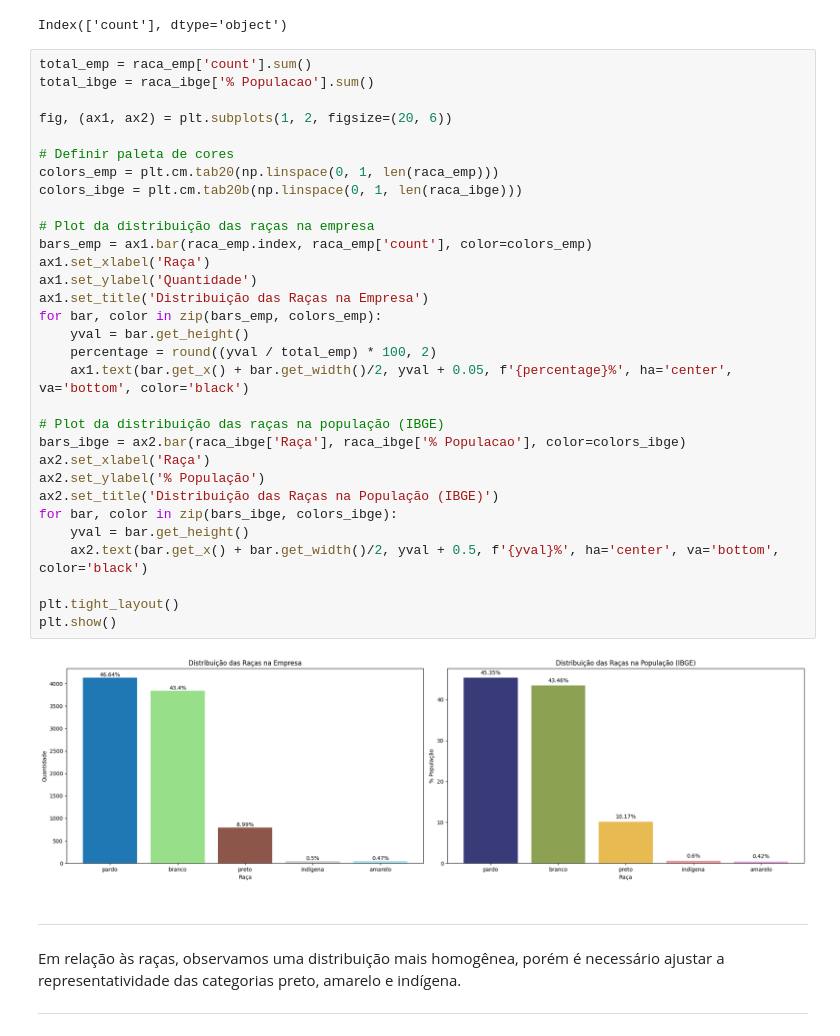
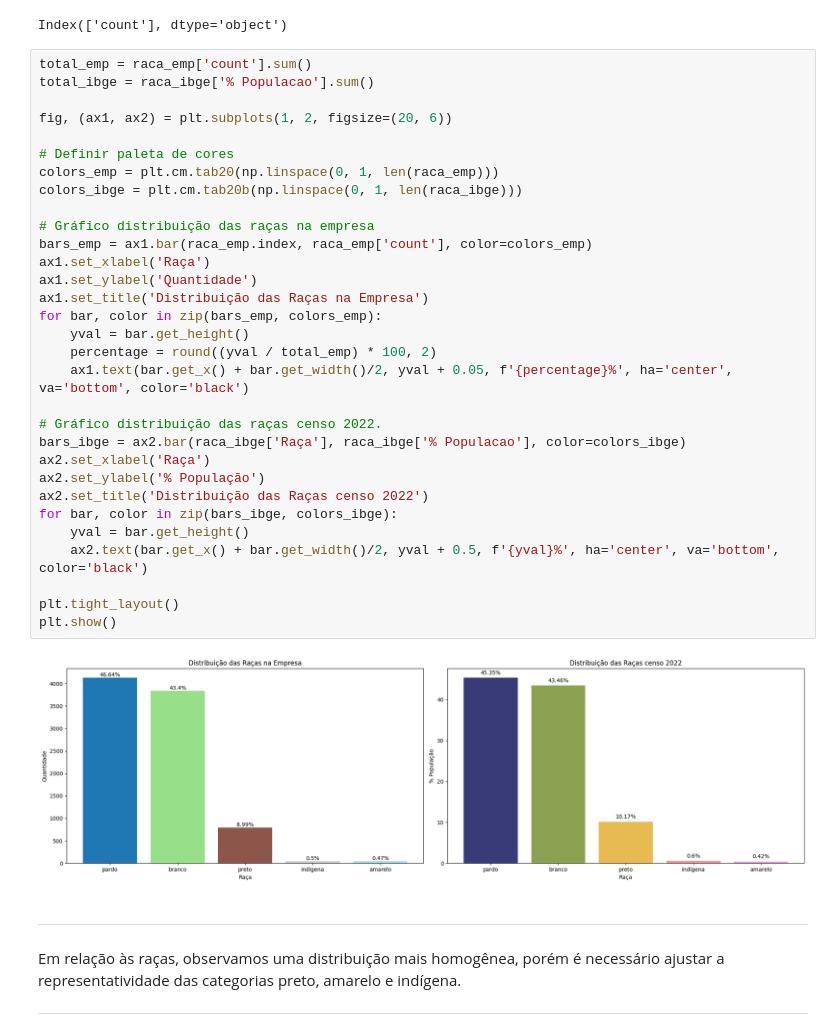
Before and after one commit to antoniosscd/Desafio_Hackathon_Ada, a Jupyter notebook: adahack-etl (1).ipynb, the cells around one changed output. Drawn from its saved outputs; the diff is of its cells as text.

```diff
--- a/adahack-etl (1).ipynb
+++ b/adahack-etl (1).ipynb
@@ -899,36 +904,36 @@ Index(['count'], dtype='object')
 # %%
 total_emp = raca_emp['count'].sum()
 total_ibge = raca_ibge['% Populacao'].sum()
 
 fig, (ax1, ax2) = plt.subplots(1, 2, figsize=(20, 6))
 
 # Definir paleta de cores
 colors_emp = plt.cm.tab20(np.linspace(0, 1, len(raca_emp)))
 colors_ibge = plt.cm.tab20b(np.linspace(0, 1, len(raca_ibge)))
 
-# Plot da distribuição das raças na empresa
+# Gráfico distribuição das raças na empresa
 bars_emp = ax1.bar(raca_emp.index, raca_emp['count'], color=colors_emp)
 ax1.set_xlabel('Raça')
 ax1.set_ylabel('Quantidade')
 ax1.set_title('Distribuição das Raças na Empresa')
 for bar, color in zip(bars_emp, colors_emp):
     yval = bar.get_height()
     percentage = round((yval / total_emp) * 100, 2)
     ax1.text(bar.get_x() + bar.get_width()/2, yval + 0.05, f'{percentage}%', ha='center', va='bottom', color='black')
 
-# Plot da distribuição das raças na população (IBGE)
+# Gráfico distribuição das raças censo 2022.
 bars_ibge = ax2.bar(raca_ibge['Raça'], raca_ibge['% Populacao'], color=colors_ibge)
 ax2.set_xlabel('Raça')
 ax2.set_ylabel('% População')
-ax2.set_title('Distribuição das Raças na População (IBGE)')
+ax2.set_title('Distribuição das Raças censo 2022')
 for bar, color in zip(bars_ibge, colors_ibge):
     yval = bar.get_height()
     ax2.text(bar.get_x() + bar.get_width()/2, yval + 0.5, f'{yval}%', ha='center', va='bottom', color='black')
 
 plt.tight_layout()
 plt.show()
 # %% [output]
-[figure, old version]
+[figure, new version]
 # %% [markdown]
 ---
 Em relação às raças, observamos uma distribuição mais homogênea, porém é necessário ajustar a representatividade das categorias preto, amarelo e indígena.
```
Also changed, not shown: parts of 20 cells of this notebook, 1 other file.
